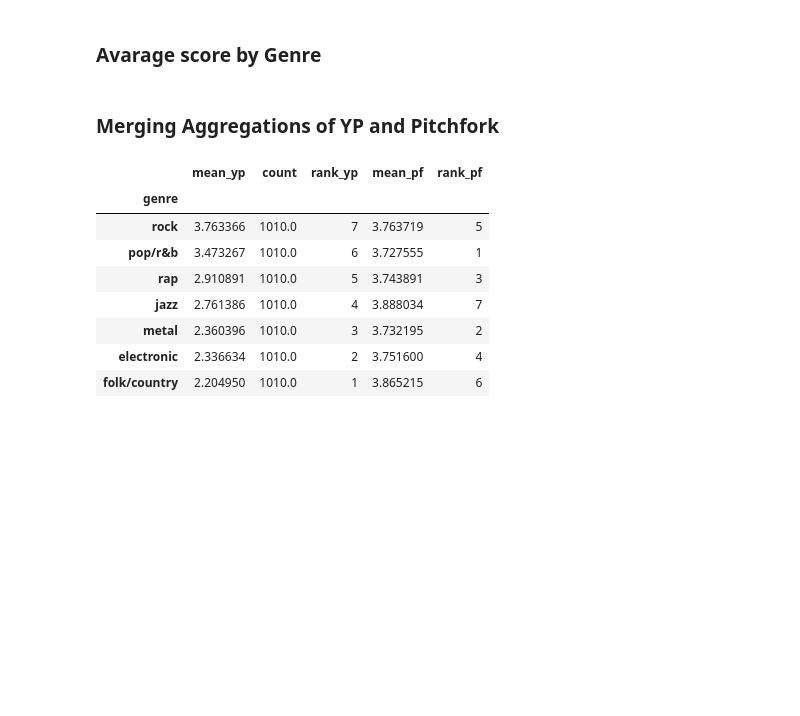
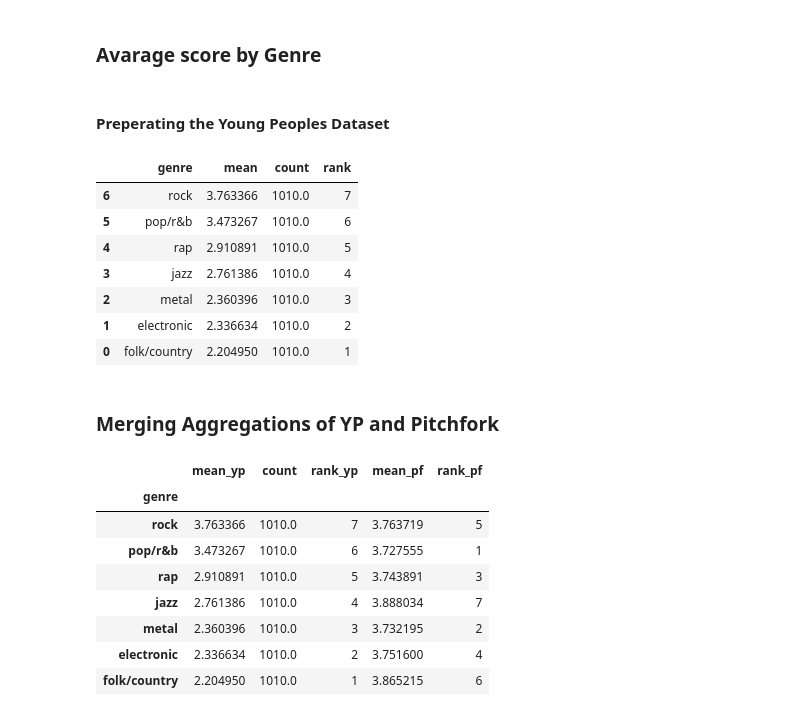
Before and after one commit to Pietrassyk/MusicPreferences_project3, a Jupyter notebook: Project_3.ipynb, the cells around one changed output. Drawn from its saved outputs; the diff is of its cells as text; code cells hidden in the pictures; blank space fills up the shorter version.

```diff
--- a/Project_3.ipynb
+++ b/Project_3.ipynb
@@ -214,5 +201,7 @@ Name: Age, dtype: float64
 # %% [markdown]
 ### Avarage score by Genre
+# %% [markdown]
+#### Preperating the Young Peoples Dataset
 # %%
 #Combine Folk and Country Column to match the Pitchfork Music Genres
 yp_df["Folk, Country"] = (yp_df["Folk"]+yp_df["Country"])/2
@@ -229,15 +219,24 @@ rename_dict = {"Rock": "rock" ,
 yp_music_df = yp_df[['Swing, Jazz',"Folk, Country","Rock",'Techno, Trance','Hiphop, Rap','Metal or Hardrock',"Pop"]]
 # %%
 # Aggreagation
-agg = yp_music_df.agg(["mean","count"])
-agg = agg.rename(rename_dict, axis = "columns").transpose()
-agg = agg.sort_values(by="mean", ascending = True)
-agg = agg.reset_index()
-agg = agg.rename({"index":"genre"}, axis = "columns")
+yp_agg = yp_music_df.agg(["mean","count"])
+yp_agg = yp_agg.rename(rename_dict, axis = "columns").transpose()
+yp_agg = yp_agg.sort_values(by="mean", ascending = True)
+yp_agg = yp_agg.reset_index()
+yp_agg = yp_agg.rename({"index":"genre"}, axis = "columns")
 
 # Give each Genry a Rank according to mean. With highest Ranknumber = Highes Popularity
-agg["rank"] = list(range(1,len(agg)+1))
-agg.sort_values("rank", ascending = False);
+yp_agg["rank"] = list(range(1,len(yp_agg)+1))
+yp_agg.sort_values("rank", ascending = False)
+# %% [output]
+|  | genre | mean | count | rank |
+| 6 | rock | 3.763366 | 1010.0 | 7 |
+| 5 | pop/r&b | 3.473267 | 1010.0 | 6 |
+| 4 | rap | 2.910891 | 1010.0 | 5 |
+| 3 | jazz | 2.761386 | 1010.0 | 4 |
+| 2 | metal | 2.360396 | 1010.0 | 3 |
+| 1 | electronic | 2.336634 | 1010.0 | 2 |
+| 0 | folk/country | 2.204950 | 1010.0 | 1 |
 # %% [markdown]
 ### Merging Aggregations of YP and Pitchfork
 # %%
```
Also changed, not shown: parts of 41 cells of this notebook, 1 other file.
